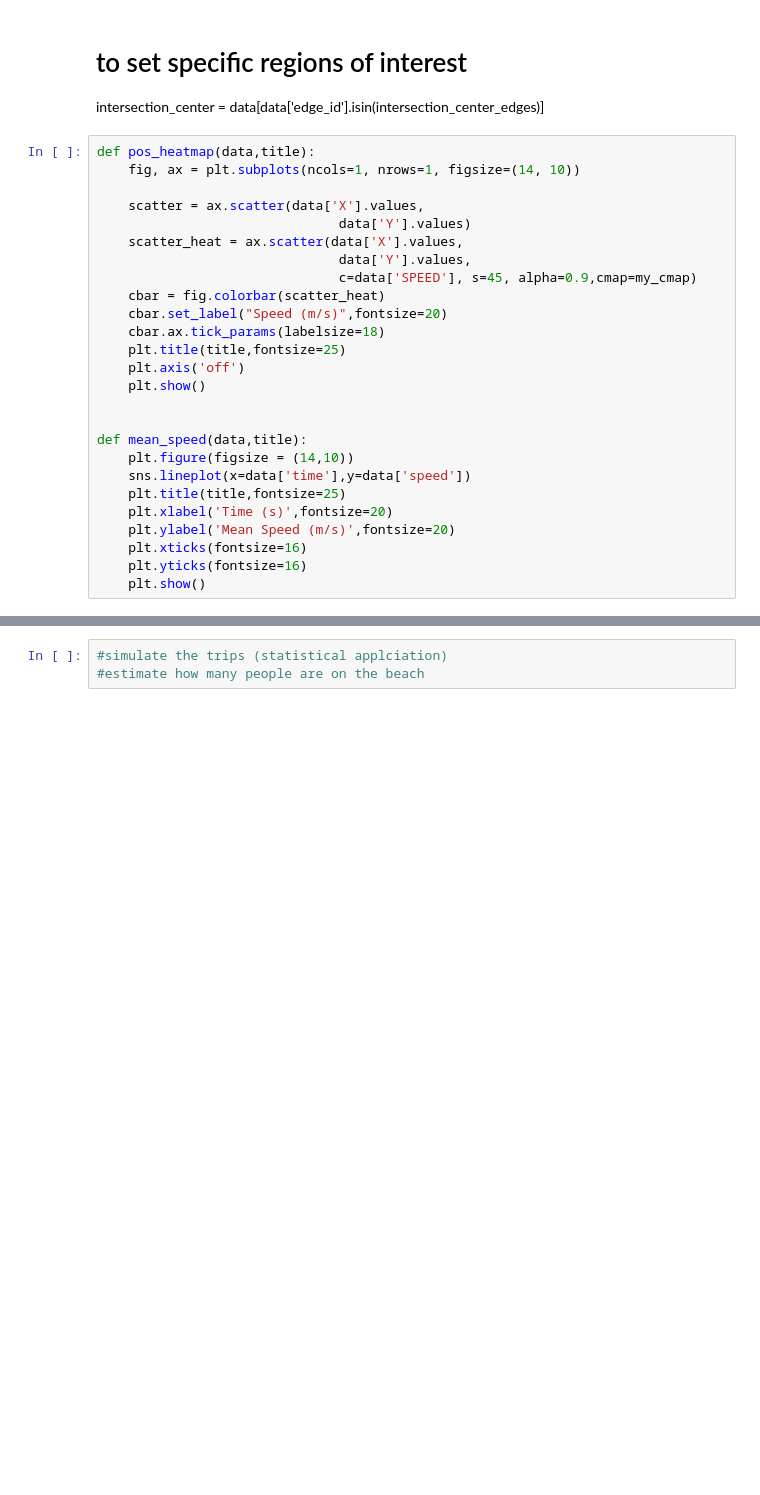
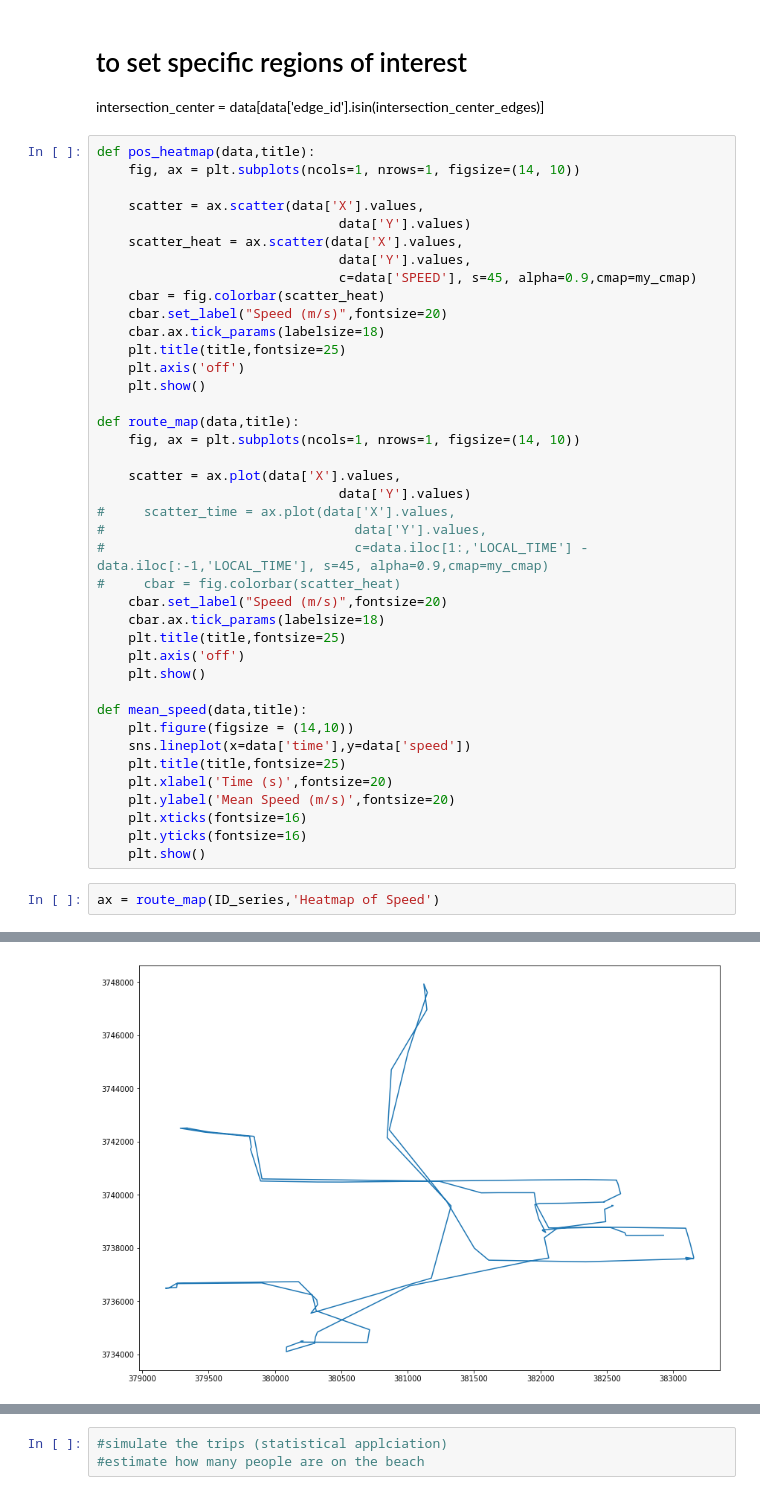
Before and after one commit to ZiningW/263-295-Project, a Jupyter notebook: Visualization.ipynb, the cells around one changed output, grey strips where cells are left out. Drawn from its saved outputs; the diff is of its cells as text; blank space fills up the shorter version.

```diff
--- a/Visualization.ipynb
+++ b/Visualization.ipynb
@@ -69,6 +75,20 @@ def pos_heatmap(data,title):
     plt.axis('off')
     plt.show()
 
+def route_map(data,title):
+    fig, ax = plt.subplots(ncols=1, nrows=1, figsize=(14, 10))
+
+    scatter = ax.plot(data['X'].values,
+                               data['Y'].values)
+#     scatter_time = ax.plot(data['X'].values,
+#                                data['Y'].values,
+#                                c=data.iloc[1:,'LOCAL_TIME'] - data.iloc[:-1,'LOCAL_TIME'], s=45, alpha=0.9,cmap=my_cmap)
+#     cbar = fig.colorbar(scatter_heat)
+    cbar.set_label("Speed (m/s)",fontsize=20)
+    cbar.ax.tick_params(labelsize=18)
+    plt.title(title,fontsize=25)
+    plt.axis('off')
+    plt.show()
 
 def mean_speed(data,title):
     plt.figure(figsize = (14,10))
@@ -79,3 +99,6 @@ def mean_speed(data,title):
     plt.xticks(fontsize=16)
     plt.yticks(fontsize=16)
     plt.show()
+# %%
+ax = route_map(ID_series,'Heatmap of Speed')
+# %% [output]
@@ -82,3 +106,4 @@ def mean_speed(data,title):
+[figure, added]
 # %%
 ax = pos_heatmap(ID_series,'Heatmap of Speed')
 # %% [output]
```
Also changed, not shown: parts of 7 cells of this notebook.
